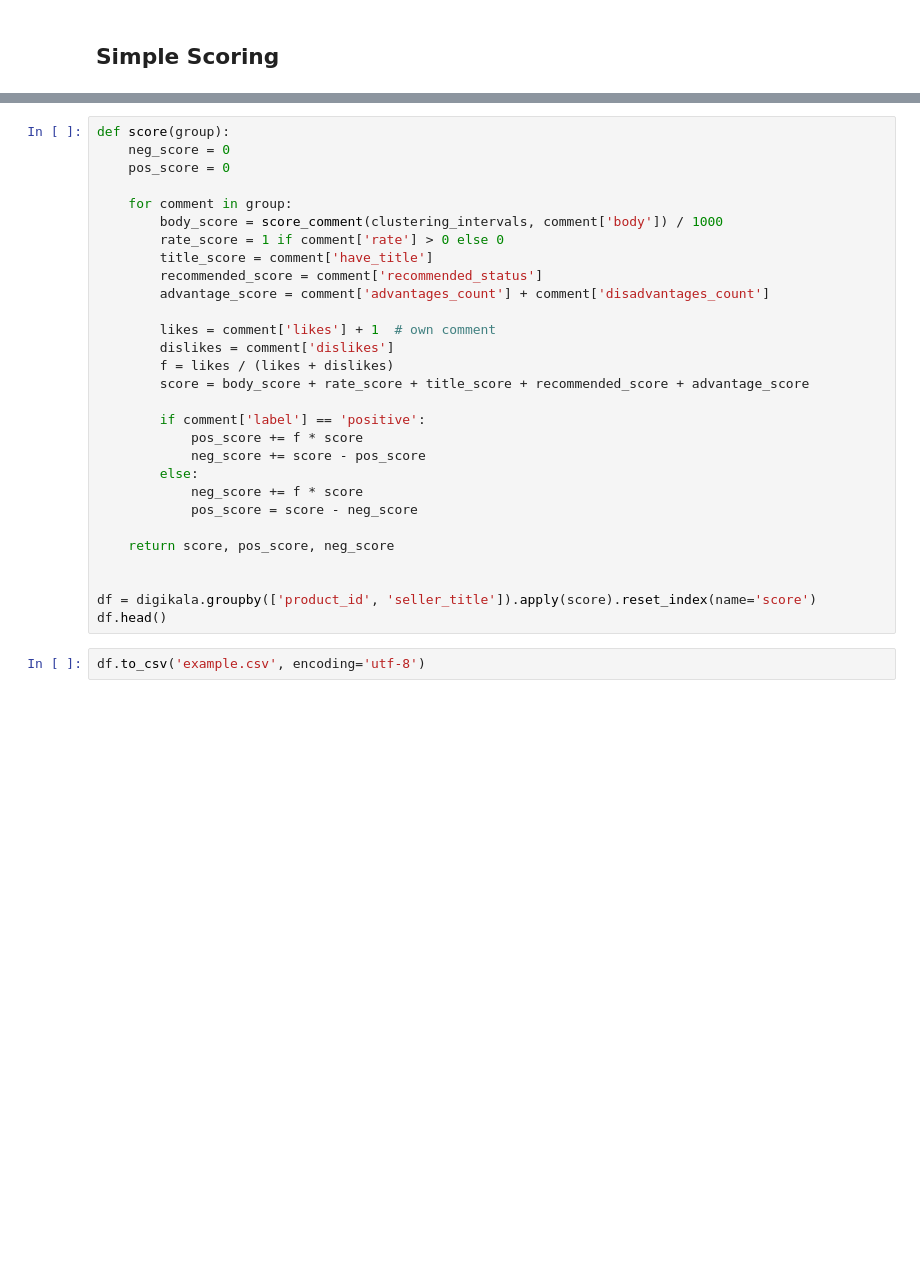
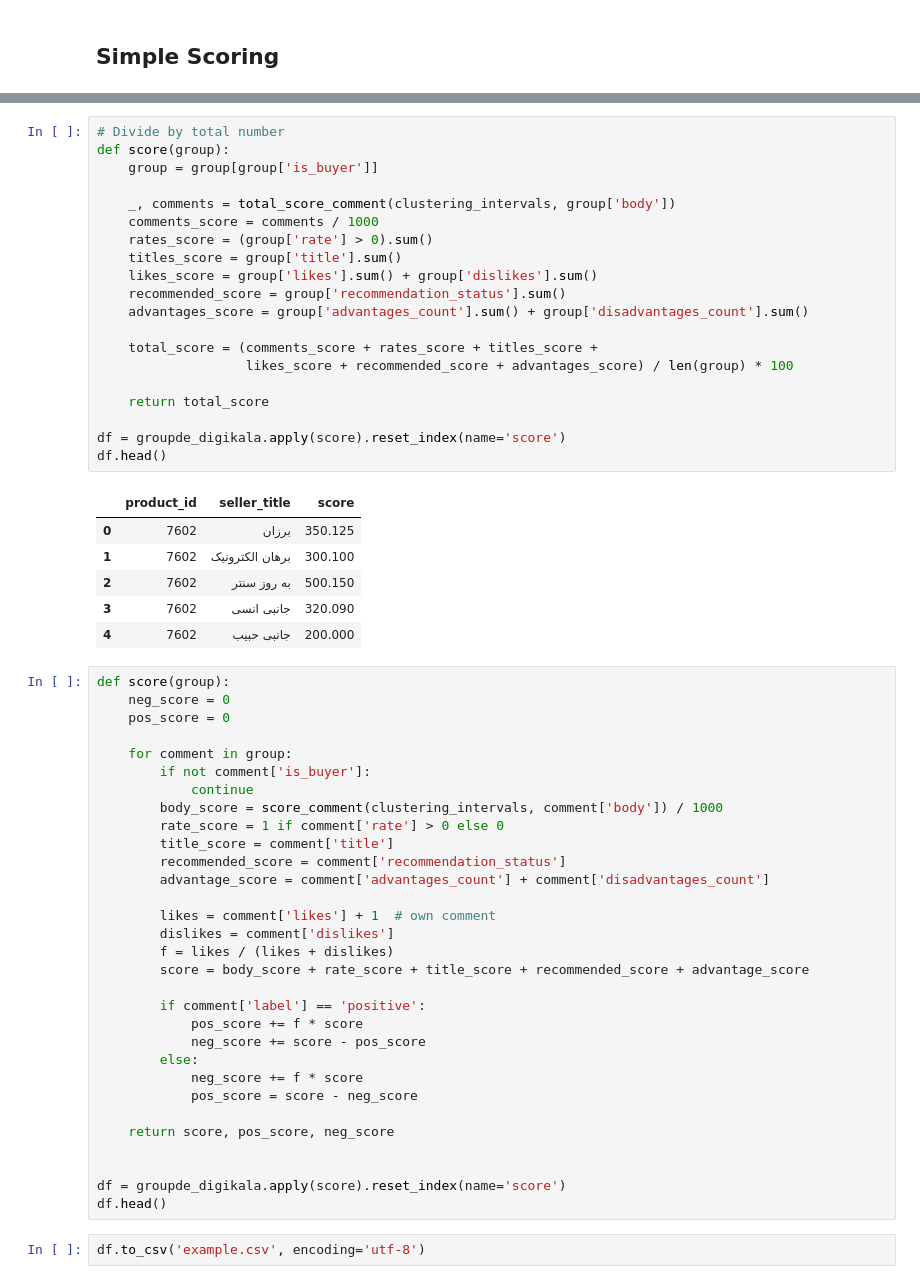
Before and after one commit to Arefnmy/Digikala-user-engagement-analysis, a Jupyter notebook: scoring.ipynb, the cells around one changed output, grey strips where cells are left out. Cells and saved outputs as stored; diff of their text form; blank space fills up the shorter version.

```diff
--- a/scoring.ipynb
+++ b/scoring.ipynb
@@ -189,13 +242,42 @@ df.head()
+# %%
+# Divide by total number
+def score(group):
+    group = group[group['is_buyer']]
+
+    _, comments = total_score_comment(clustering_intervals, group['body'])
+    comments_score = comments / 1000
+    rates_score = (group['rate'] > 0).sum()
+    titles_score = group['title'].sum()
+    likes_score = group['likes'].sum() + group['dislikes'].sum()
+    recommended_score = group['recommendation_status'].sum()
+    advantages_score = group['advantages_count'].sum() + group['disadvantages_count'].sum()
+
+    total_score = (comments_score + rates_score + titles_score +
+                   likes_score + recommended_score + advantages_score) / len(group) * 100
+
+    return total_score
+
+df = groupde_digikala.apply(score).reset_index(name='score')
+df.head()
+# %% [output]
+|  | product_id | seller_title | score |
+| 0 | 7602 | برزان | 350.125 |
+| 1 | 7602 | برهان الکترونیک | 300.100 |
+| 2 | 7602 | به روز سنتر | 500.150 |
+| 3 | 7602 | جانبی انسی | 320.090 |
+| 4 | 7602 | جانبی حبیب | 200.000 |
 # %%
 def score(group):
     neg_score = 0
     pos_score = 0
 
     for comment in group:
+        if not comment['is_buyer']:
+            continue
         body_score = score_comment(clustering_intervals, comment['body']) / 1000
         rate_score = 1 if comment['rate'] > 0 else 0
-        title_score = comment['have_title']
-        recommended_score = comment['recommended_status']
+        title_score = comment['title']
+        recommended_score = comment['recommendation_status']
         advantage_score = comment['advantages_count'] + comment['disadvantages_count']
 
         likes = comment['likes'] + 1  # own comment
@@ -213,7 +295,7 @@ def score(group):
     return score, pos_score, neg_score
 
 
-df = digikala.groupby(['product_id', 'seller_title']).apply(score).reset_index(name='score')
+df = groupde_digikala.apply(score).reset_index(name='score')
 df.head()
 # %%
 df.to_csv('example.csv', encoding='utf-8')
```
Also changed, not shown: parts of 8 cells of this notebook.
